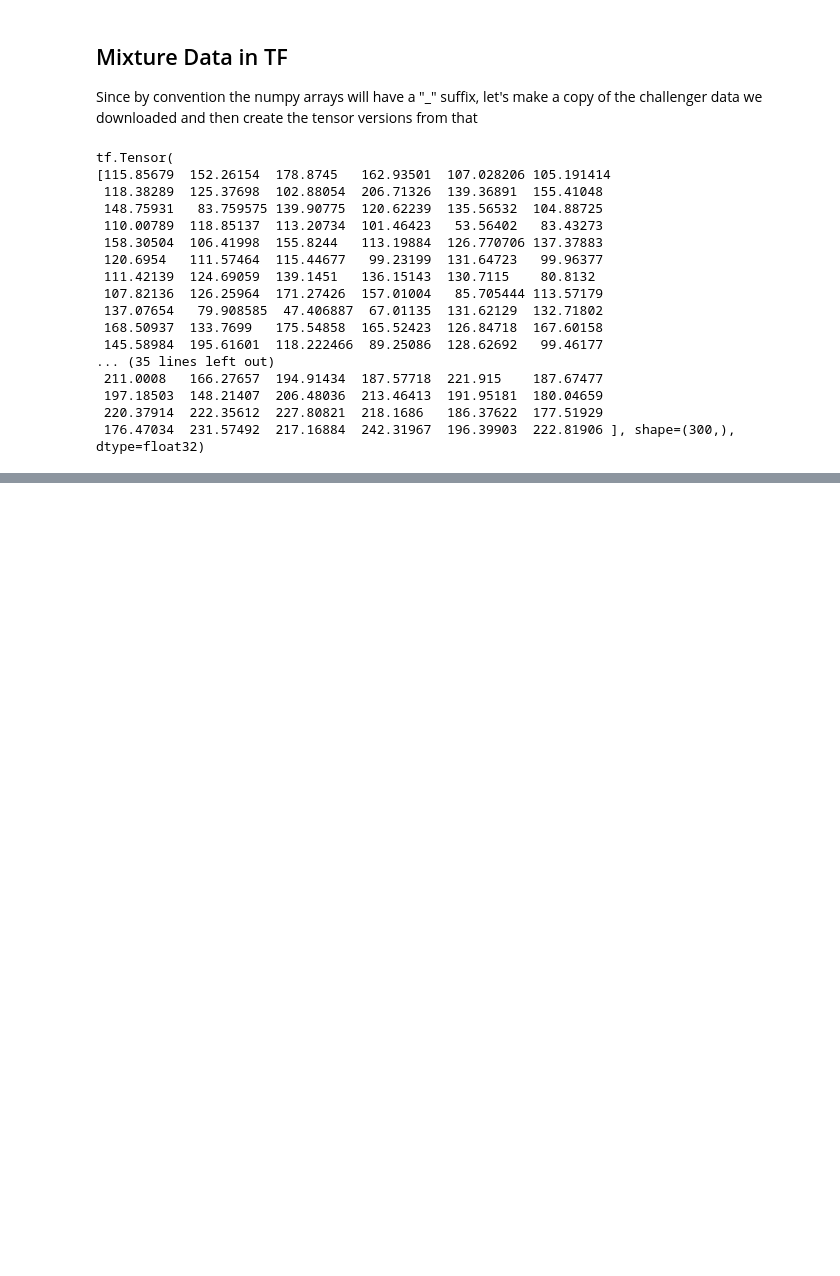
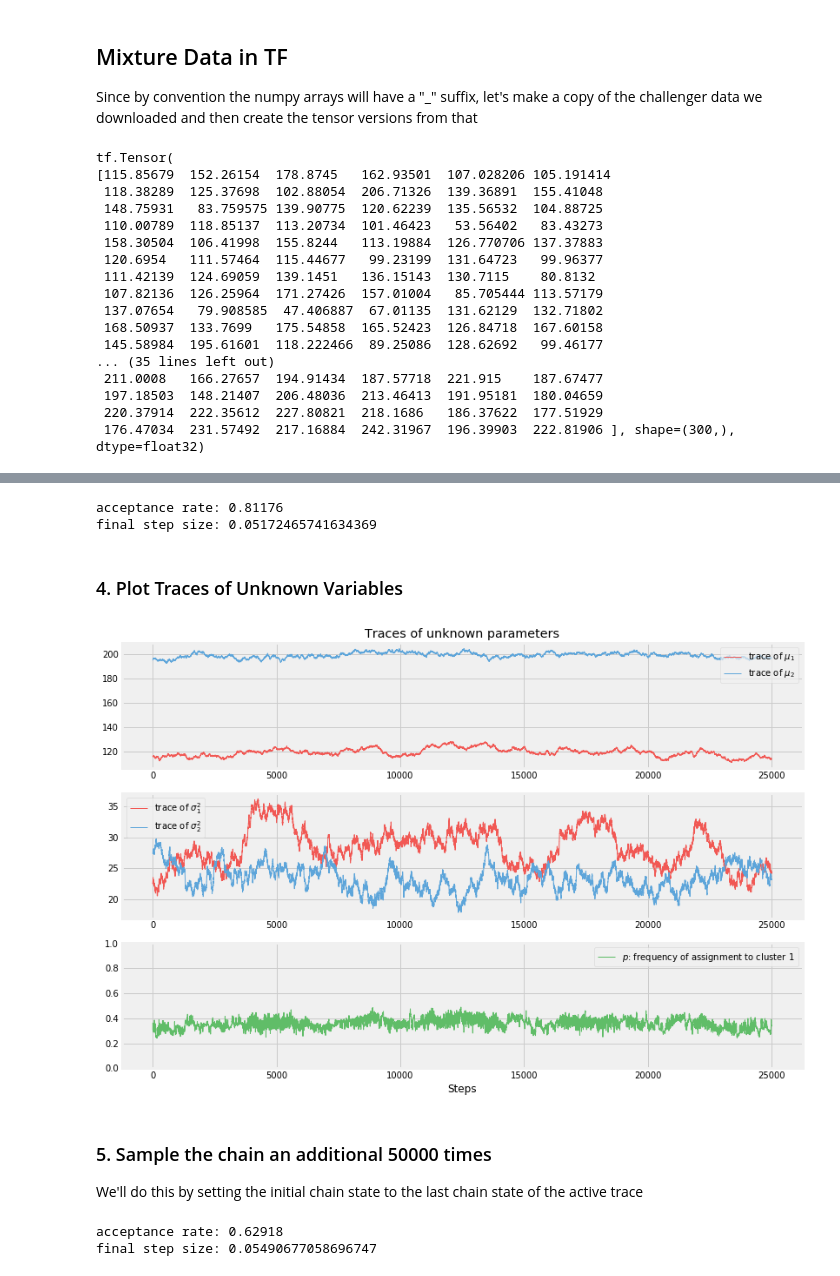
Before and after one commit to JontySinai/ProbabilisticProgramming, a Jupyter notebook: my_BayesianMethodsForHackers/3_MCMC.ipynb, the cells around one changed output, grey strips where cells are left out. Saved outputs shown, nothing was run; the diff lists cells and outputs as text; code cells hidden in the pictures; blank space fills up the shorter version.

```diff
--- a/my_BayesianMethodsForHackers/3_MCMC.ipynb
+++ b/my_BayesianMethodsForHackers/3_MCMC.ipynb
@@ -688,0 +882,59 @@ tf.Tensor(
+# %%
+[
+    posterior_prob_,
+    posterior_mus_,
+    posterior_sigmas_,
+    kernel_results_
+] = evaluate([
+    posterior_prob,
+    posterior_mus,
+    posterior_sigmas,
+    kernel_results
+])
+
+print("acceptance rate: {}".format(
+    kernel_results_.inner_results.inner_results.is_accepted.mean()))
+print("final step size: {}".format(
+    kernel_results_.inner_results.inner_results.accepted_results.step_size[-100:].mean()))
+# %% [output]
+acceptance rate: 0.81176
+final step size: 0.05172465741634369
+# %% [markdown]
+### 4. Plot Traces of Unknown Variables
+# %%
+plt.figure(figsize(12.5, 9))
+plt.subplot(311)
+lw = 1
+mu_trace = posterior_mus_
+
+# for pretty colors later in the book.
+colors = [TFColor[3], TFColor[0]] if mu_trace[-1, 0] > mu_trace[-1, 1] \
+    else [TFColor[0], TFColor[3]]
+
+plt.plot(mu_trace[:, 0], label="trace of $\mu_1$", c=colors[0], lw=lw)
+plt.plot(mu_trace[:, 1], label="trace of $\mu_2$", c=colors[1], lw=lw)
+plt.title("Traces of unknown parameters")
+leg = plt.legend(loc="upper right")
+leg.get_frame().set_alpha(0.7)
+
+plt.subplot(312)
+sigma_trace = posterior_sigmas_
+plt.plot(sigma_trace[:, 0], label="trace of $\sigma_1^2$",
+     c=colors[0], lw=lw)
+plt.plot(sigma_trace[:, 1], label="trace of $\sigma_2^2$",
+     c=colors[1], lw=lw)
+plt.legend(loc="upper left")
+
+plt.subplot(313)
+p_trace = posterior_prob_
+plt.plot(p_trace, label="$p$: frequency of assignment to cluster 1",
+     color=TFColor[2], lw=lw)
+plt.xlabel("Steps")
+plt.ylim(0, 1)
+plt.legend();
+# %% [output]
+[figure, added]
+# %% [markdown]
+### 5. Sample the chain an additional 50000 times
+
+We'll do this by setting the initial chain state to the last chain state of the active trace
@@ -688,0 +963,20 @@ tf.Tensor(
+# %%
+[
+    posterior_prob_2_,
+    posterior_mus_2_,
+    posterior_sigmas_2_,
+    kernel_results_
+] = evaluate([
+    posterior_prob_2,
+    posterior_mus_2,
+    posterior_sigmas_2,
+    kernel_results
+])
+
+print("acceptance rate: {}".format(
+    kernel_results_.inner_results.inner_results.is_accepted.mean()))
+print("final step size: {}".format(
+    kernel_results_.inner_results.inner_results.accepted_results.step_size[-100:].mean()))
+# %% [output]
+acceptance rate: 0.62918
+final step size: 0.05490677058696747
```
Also changed, not shown: parts of 23 cells of this notebook.
